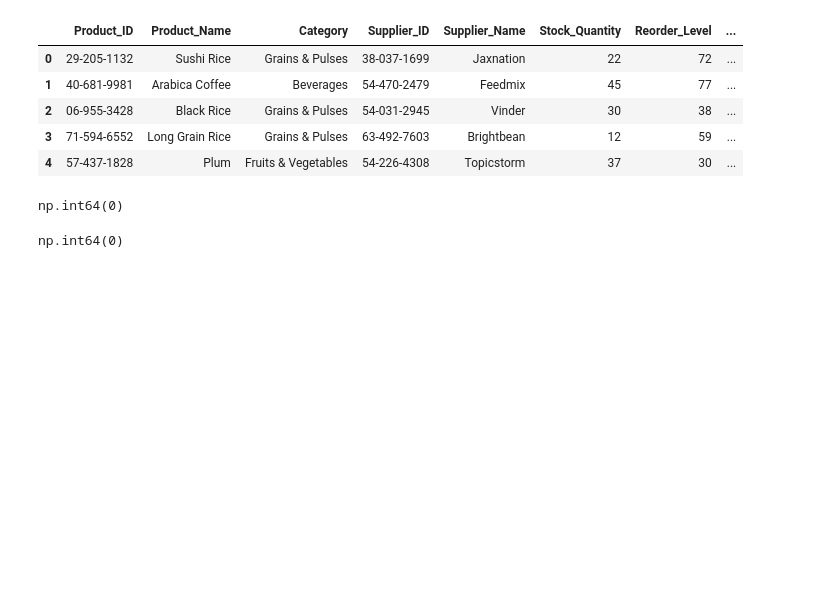
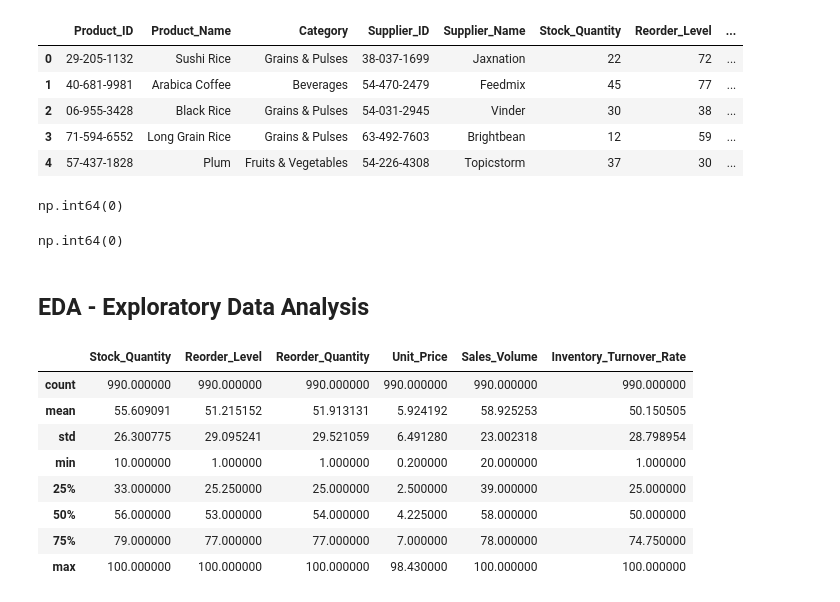
Before and after one commit to rbalbinotti/smart-supply-chain-ai, a Jupyter notebook: notebooks/01-mod_demand_inventory.ipynb, the cells around one changed output. Cells and saved outputs as stored; diff of their text form; code cells hidden in the pictures; blank space fills up the shorter version.

```diff
--- a/notebooks/01-mod_demand_inventory.ipynb
+++ b/notebooks/01-mod_demand_inventory.ipynb
@@ -10,11 +10,19 @@ Objetivos:
 import pandas as pd
 import numpy as np
 import os
+import plotly.express as px
+import plotly.io as pio
 
 from smart_supply_chain_ai.data_processing import get_data
 
 import warnings
 warnings.filterwarnings('ignore')
+
+# Define plotly template
+pio.templates.default = "plotly_white"
+
+# Pandas show all columns
+pd.set_option('display.max_columns', None)
 # %% [markdown]
 ### Get Data
 # %%
@@ -159,3 +167,18 @@ np.int64(0)
 df['Supplier_ID'].duplicated().sum()
 # %% [output]
 np.int64(0)
+# %% [markdown]
+## EDA - Exploratory Data Analysis
+# %%
+# Numeric columns statistics
+df.describe(exclude=['datetime', 'object', 'category'])
+# %% [output]
+|  | Stock_Quantity | Reorder_Level | Reorder_Quantity | Unit_Price | Sales_Volume | Inventory_Turnover_Rate |
+| count | 990.000000 | 990.000000 | 990.000000 | 990.000000 | 990.000000 | 990.000000 |
+| mean | 55.609091 | 51.215152 | 51.913131 | 5.924192 | 58.925253 | 50.150505 |
+| std | 26.300775 | 29.095241 | 29.521059 | 6.491280 | 23.002318 | 28.798954 |
+| min | 10.000000 | 1.000000 | 1.000000 | 0.200000 | 20.000000 | 1.000000 |
+| 25% | 33.000000 | 25.250000 | 25.000000 | 2.500000 | 39.000000 | 25.000000 |
+| 50% | 56.000000 | 53.000000 | 54.000000 | 4.225000 | 58.000000 | 50.000000 |
+| 75% | 79.000000 | 77.000000 | 77.000000 | 7.000000 | 78.000000 | 74.750000 |
+| max | 100.000000 | 100.000000 | 100.000000 | 98.430000 | 100.000000 | 100.000000 |
```
Also changed, not shown: parts of 19 cells of this notebook.
